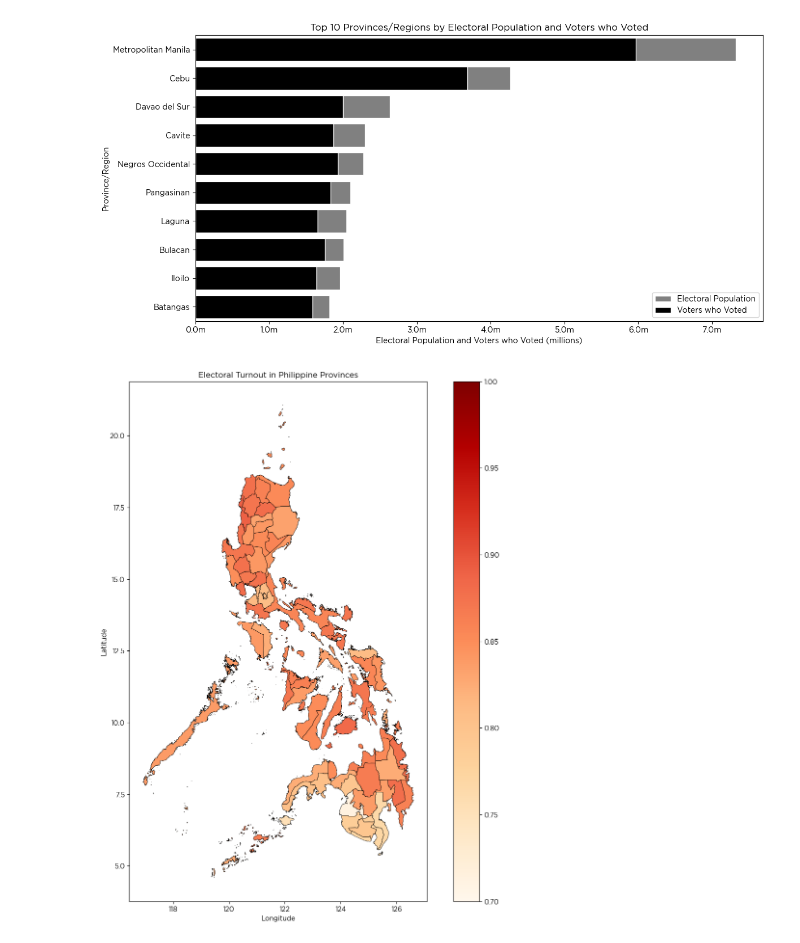
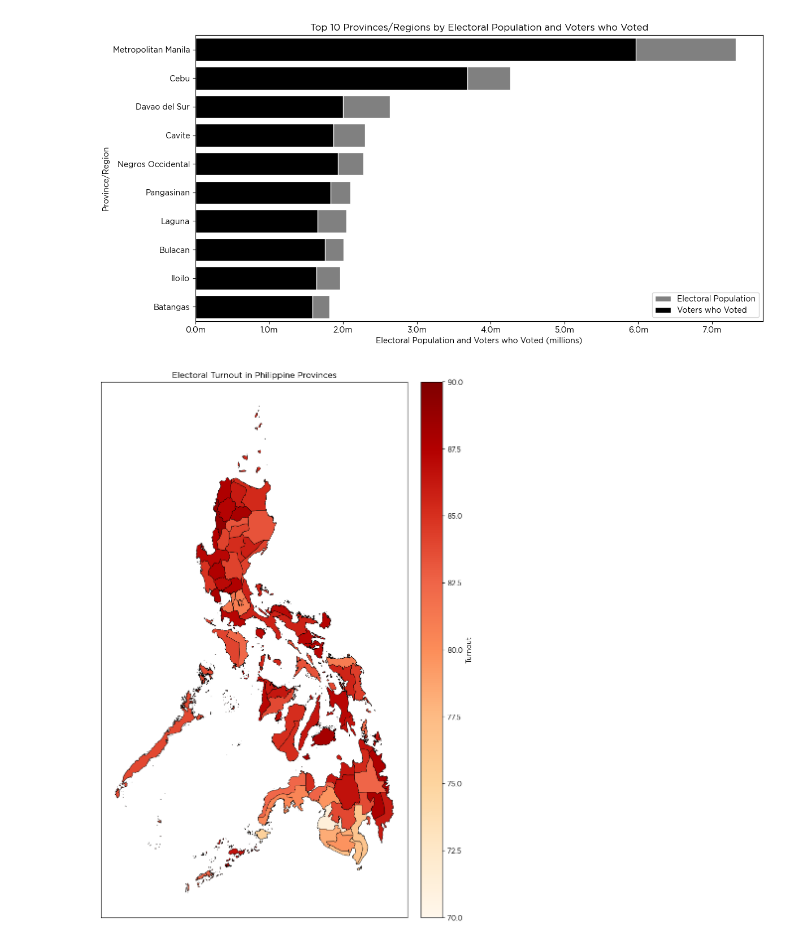
Before and after one commit to wstdcgordo/placebo_first, a Jupyter notebook: Project_pers_test/Visualizing-Electoral-Turnouts_2022-mpl.ipynb, the cells around one changed output. Saved outputs shown, nothing was run; the diff lists cells and outputs as text; code cells hidden in the pictures.

```diff
--- a/Project_pers_test/Visualizing-Electoral-Turnouts_2022-mpl.ipynb
+++ b/Project_pers_test/Visualizing-Electoral-Turnouts_2022-mpl.ipynb
@@ -485,30 +485,34 @@ plt.show()
 # %%
 # Load GeoDataFrame (replace with your actual data)
 gdf = merged_df
 
 # Create a Matplotlib figure
 fig, ax = plt.subplots(figsize=(14, 14))
 
 # Define the minimum and maximum values for the colorbar
 vmin = 0.7
-vmax = 1
+vmax = 0.9
 
 # Plot the GeoDataFrame
-gdf.plot(column='Turnout', cmap='OrRd', edgecolor='black', linewidth=0.5, legend=True, ax=ax, vmin=vmin, vmax=vmax)
+gdf.plot(column='Turnout', cmap='OrRd', edgecolor='black', linewidth=0.5, ax=ax, vmin=vmin, vmax=vmax)
 
 # Set font family to Gotham
 plt.rcParams['font.family'] = 'Gotham'
 
 # Add labels, titles, etc. as needed
 ax.set_title("Electoral Turnout in Philippine Provinces")
-ax.set_xlabel("Longitude")
-ax.set_ylabel("Latitude")
+ax.set_xticks([])
+ax.set_yticks([])
+
+cbar = plt.cm.ScalarMappable(cmap='OrRd', norm=plt.Normalize(vmin=vmin*100, vmax=vmax*100))
+cbar = fig.colorbar(cbar, ax=ax, orientation='vertical', pad=0.025, aspect=25)
+cbar.set_label('Turnout')
 
 # Save the plot with minimal white space
-output_path = r'C:\Users\Ebo\DS162\placebo_first\Project_pers_test\Outputs\philippinesturnout.png'
-plt.savefig(output_path, bbox_inches='tight', pad_inches=0.125, dpi=300)
+output_path = r'C:\Users\Ebo\DS162\placebo_first\Project_pers_test\Outputs\Proj_1\filmapturnout.png'
+plt.savefig(output_path, bbox_inches='tight', pad_inches=0.125, dpi=600)
 
 # Show the plot
 plt.show()
 # %% [output]
-[figure, old version]
+[figure, new version]
```
